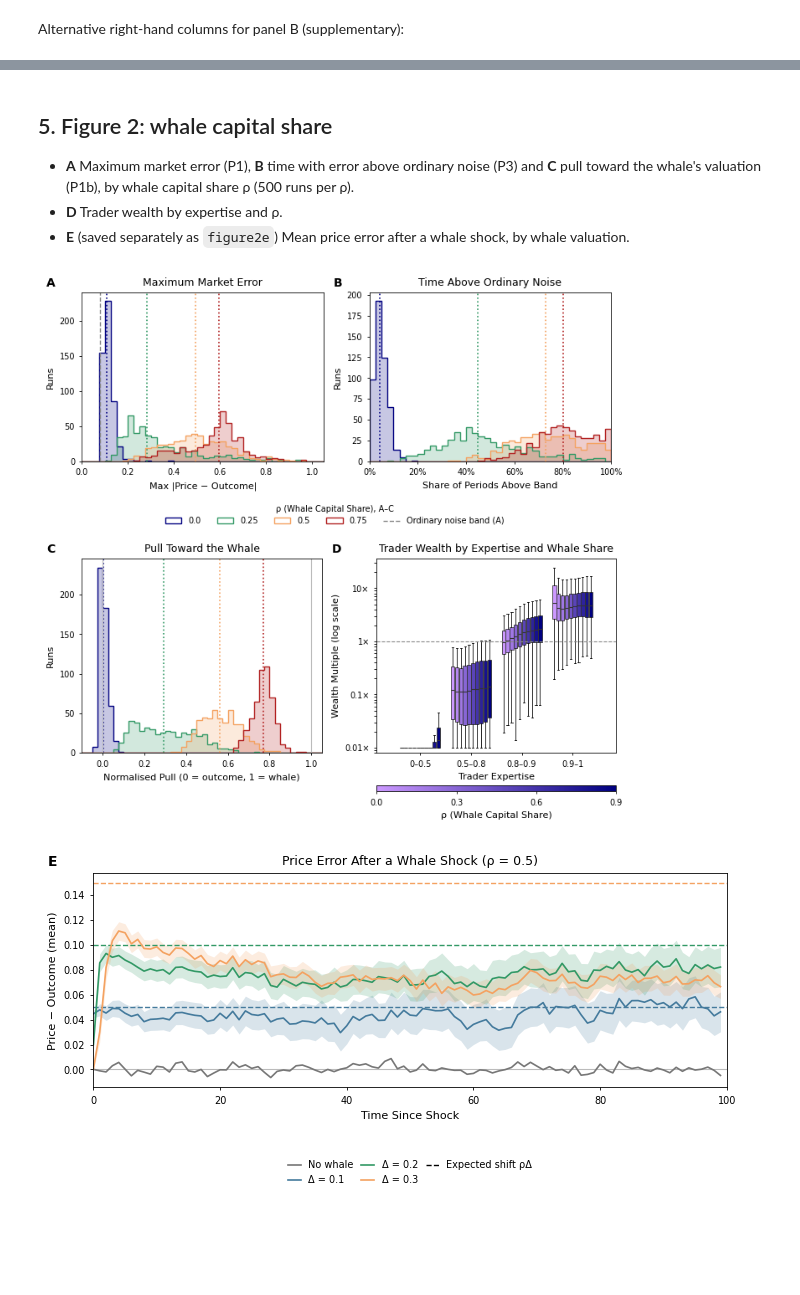
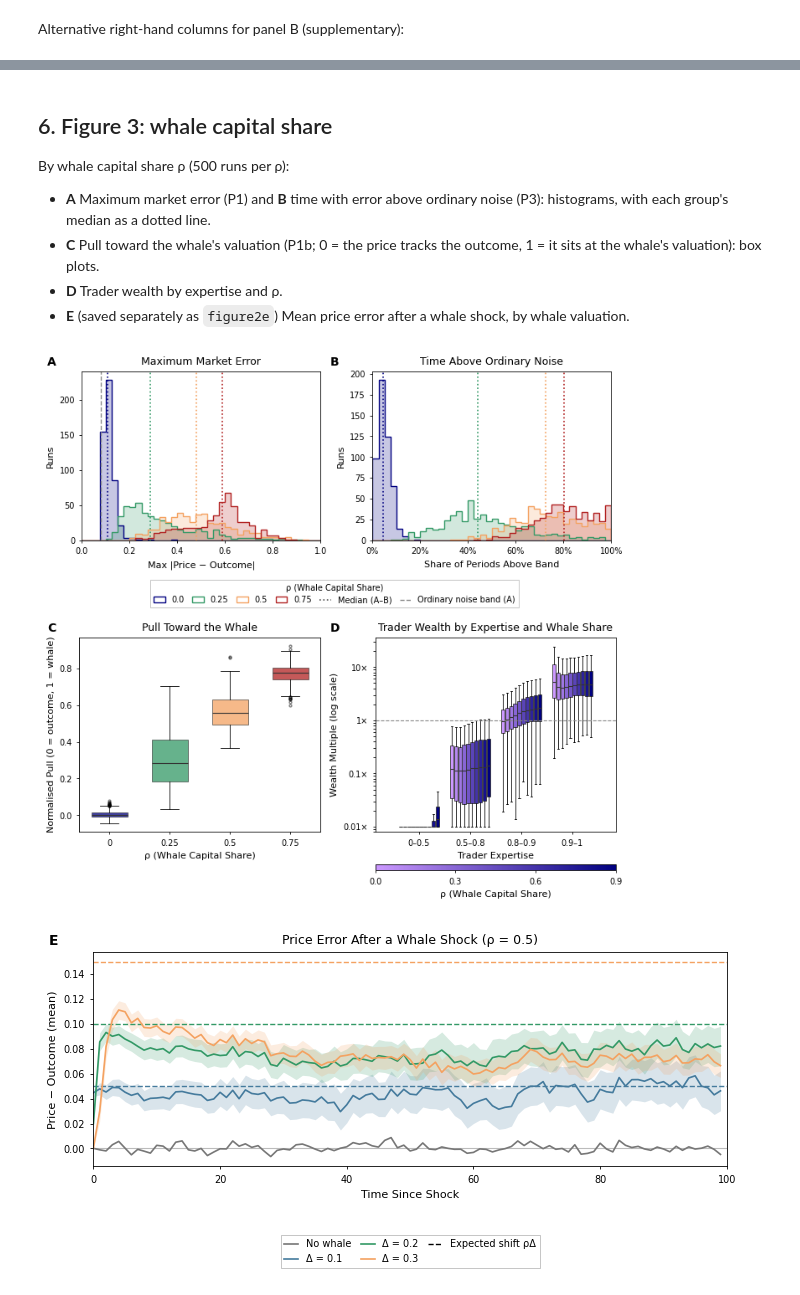
Before and after one commit to ebbam/power_prediction_clob, a Jupyter notebook: manuscript_figures.ipynb, the cells around one changed output, grey strips where cells are left out. Saved outputs shown, nothing was run; the diff lists cells and outputs as text; code cells hidden in the pictures; blank space fills up the shorter version.

```diff
--- a/manuscript_figures.ipynb
+++ b/manuscript_figures.ipynb
@@ -95,19 +97,18 @@ is never cached. The stylised mechanisms figure needs no simulations.
 # %%
 RERUN = False
 
-# Figure 1
+# Figure 1 (stylised mechanisms) needs only the sweep, for its optional lag panel.
+
+# Figure 2
 sweep = pf.load_sweep(RERUN)                                  # B: parameter sweeps
 example = pf.example_run()                                    # A, C: one market, no whale
 
-# Figure 2
+# Figure 3
 whale_shares = pf.load_whale_shares(RERUN)                    # A-C: whale capital share ρ
 profit_runs, traders = pf.load_profit_experiment(RERUN)       # D: trader wealth
 valuation_paths = pf.load_valuations(RERUN)                   # E: whale valuation
 
-# Figure 3
+# Figure 4
 herding = pf.load_herding(RERUN)                              # A-C: herding strength h
 herding_theory = pf.load_herding(RERUN, theory=True)          # A-C under the theory's assumptions
-theory_a, theory_b = pf.load_theory_checks()                  # D-E: theory_checks/figdata_AB.json
-
-# Figure 4
-whale_herding = pf.load_whale_herding(RERUN)                  # A-B: whale against herding (~1.5 h to rerun)
+whale_herding = pf.load_whale_herding(RERUN)                  # D-E: whale against herding (~1.5 h to rerun)
@@ -174,36 +227,50 @@ figure1("lag", "figure1_best_lag_clob")
 # %% [markdown]
-## 5. Figure 2: whale capital share
+## 6. Figure 3: whale capital share
 
-- **A** Maximum market error (P1), **B** time with error above ordinary noise (P3) and
-  **C** pull toward the whale's valuation (P1b), by whale capital share ρ (500 runs per ρ).
+By whale capital share ρ (500 runs per ρ):
+
+- **A** Maximum market error (P1) and **B** time with error above ordinary noise (P3):
+  histograms, with each group's median as a dotted line.
+- **C** Pull toward the whale's valuation (P1b; 0 = the price tracks the outcome, 1 = it sits
+  at the whale's valuation): box plots.
 - **D** Trader wealth by expertise and ρ.
 - **E** (saved separately as `figure2e`) Mean price error after a whale shock, by whale valuation.
 # %%
-figure = plt.figure(figsize=(style.PAGE_WIDTH, 6.6), layout="constrained")
-top, bottom = figure.subfigures(2, 1, height_ratios=[1, 1.1])
-ax_a, ax_b = top.subplots(1, 2)
-ax_c, ax_d = bottom.subplots(1, 2)
-for ax, plot in ((ax_a, plot_max_error), (ax_b, plot_time_outside_band),
-                 (ax_c, plot_normalised_pull)):
-    plot(whale_shares, pf.RHO, ax, palette=pf.role_color("whale_share"))
-    pf.style_axis(ax)
-    ax.set_ylabel("Runs")
-ax_a.set(title="Maximum Market Error", xlabel="Max |Price − Outcome|")
-ax_b.set(title="Time Above Ordinary Noise", xlabel="Share of Periods Above Band")
-ax_c.set(title="Pull Toward the Whale", xlabel="Normalised Pull (0 = outcome, 1 = whale)")
+def figure3(name="figure2"):
+    figure = plt.figure(figsize=(style.PAGE_WIDTH, 6.6), layout="constrained")
+    top, bottom = figure.subfigures(2, 1, height_ratios=[1, 1.1])
+    ax_a, ax_b = top.subplots(1, 2)
+    ax_c, ax_d = bottom.subplots(1, 2)
+    colors = pf.role_color("whale_share")
+    for ax, plot in ((ax_a, plot_max_error), (ax_b, plot_time_outside_band)):
+        plot(whale_shares, pf.RHO, ax, palette=colors)
+        pf.style_axis(ax)
+        ax.set_ylabel("Runs")
+    ax_a.set(title="Maximum Market Error", xlabel="Max |Price − Outcome|")
+    ax_b.set(title="Time Above Ordinary Noise", xlabel="Share of Periods Above Band")
+    pf.plot_group_boxes(whale_shares, pf.RHO, "normalised_pull", ax_c, colors)
+    ax_c.set(title="Pull Toward the Whale", xlabel="ρ (Whale Capital Share)",
+             ylabel="Normalised Pull (0 = outcome, 1 = whale)")
+    pf.style_axis(ax_c)
 
-# A-C share colours: one legend, under the top row.
-entries = pf.group_legend_entries((ax_a, ax_b, ax_c))
-top.legend(list(entries.values()), list(entries), title="ρ (Whale Capital Share), A–C",
-           loc="outside lower center", ncols=len(entries), frameon=False)
+    # One legend under A-B: the ρ colours, the medians and the ordinary band.
+    entries = pf.group_legend_entries((ax_a, ax_b))
+    band = entries.pop("Ordinary noise band (A)")
+    entries["Median (A–B)"] = Line2D([], [], color="#555555", linestyle=":", linewidth=1.2)
+    entries["Ordinary noise band (A)"] = band
+    top.legend(list(entries.values()), list(entries), title="ρ (Whale Capital Share)",
+               loc="outside lower center", ncols=len(entries))
 
-pf.plot_trader_returns(traders, ax_d, title="Trader Wealth by Expertise and Whale Share")
-ax_d.set_ylabel("Wealth Multiple (log scale)")
-pf.rho_colorbar(bottom, ax_d, list(pf.PROFIT_SHOWN_SHARES))
-style.label_panels(((ax_a, "A"), (ax_b, "B"), (ax_c, "C"), (ax_d, "D")))
-pf.save(figure, "figure2")
+    pf.plot_trader_returns(traders, ax_d, title="Trader Wealth by Expertise and Whale Share")
+    ax_d.set_ylabel("Wealth Multiple (log scale)")
+    pf.rho_colorbar(bottom, ax_d, list(pf.PROFIT_SHOWN_SHARES))
+    style.label_panels(((ax_a, "A"), (ax_b, "B"), (ax_c, "C"), (ax_d, "D")))
+    pf.save(figure, name)
+
+
+figure3()
 # %% [output]
-[figure, old version]
+[figure, new version]
 # %%
 figure, ax_e = plt.subplots(figsize=(style.PAGE_WIDTH, 3.4), layout="constrained")
 pf.plot_valuation_paths(valuation_paths, ax_e)
```
Also changed, not shown: parts of 17 cells of this notebook, 33 other files.
